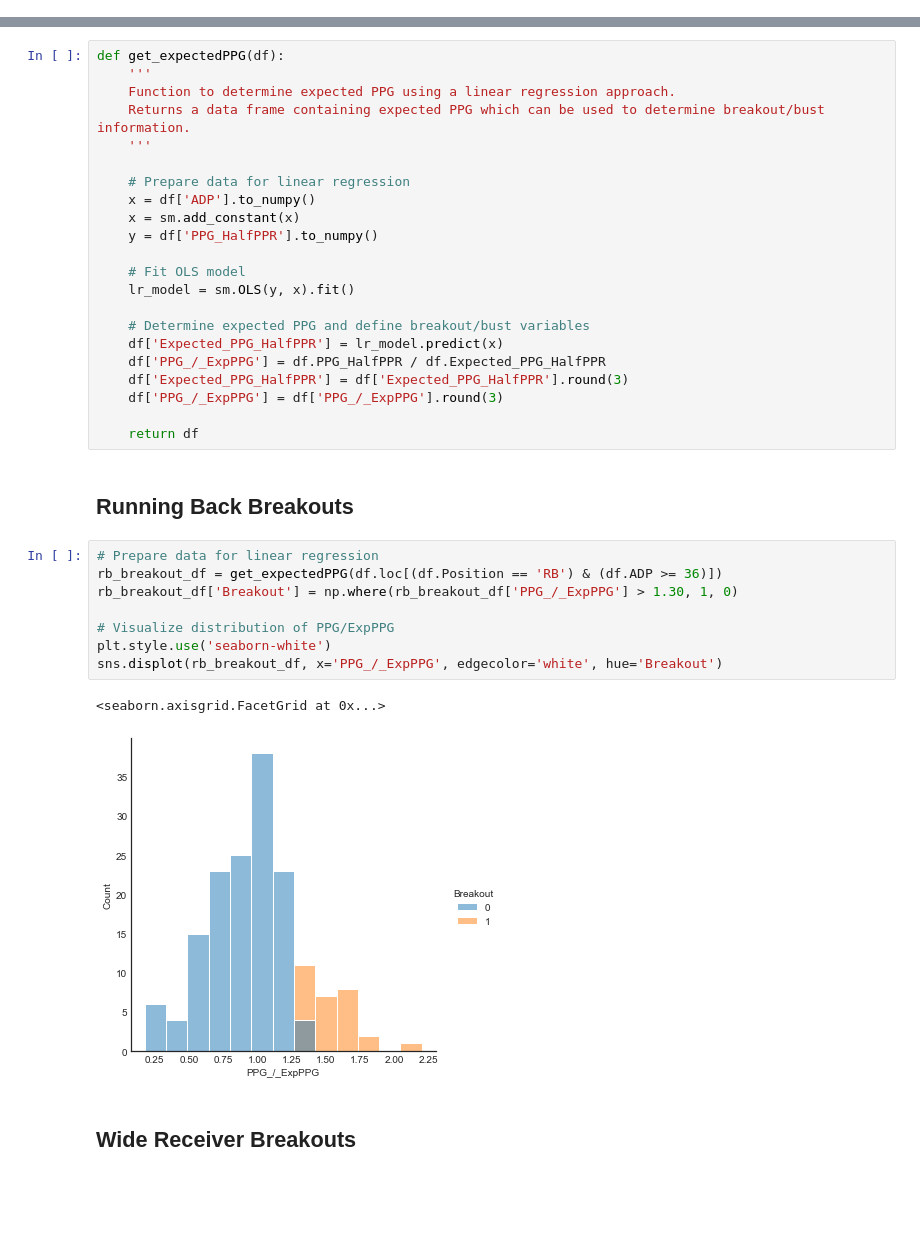
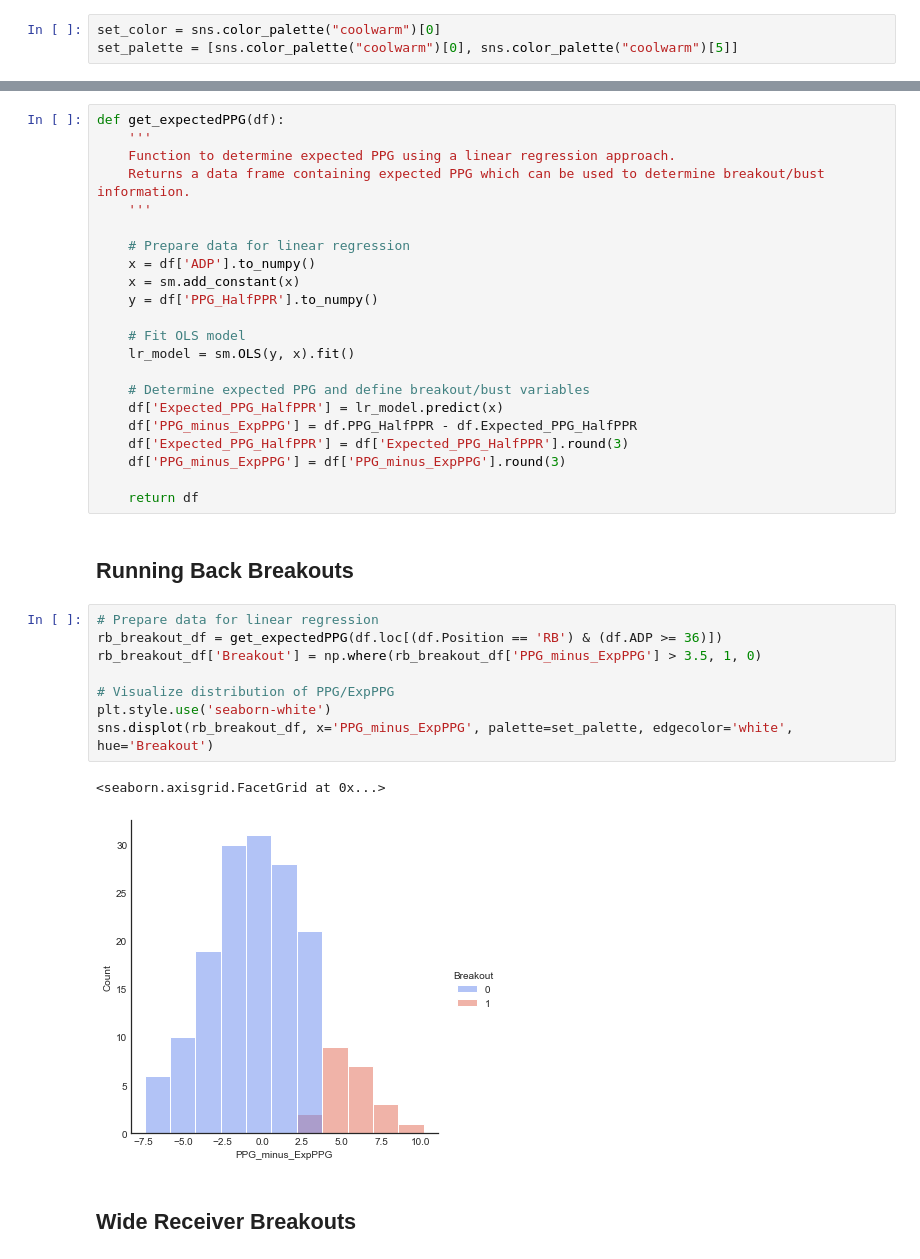
Before and after one commit to BrentonGraham/fantasy-football-ml, a Jupyter notebook: breakout-bust-prediction/1-data-preparation.ipynb, the cells around one changed output, grey strips where cells are left out. Saved outputs shown, nothing was run; the diff lists cells and outputs as text; blank space fills up the shorter version.

```diff
--- a/breakout-bust-prediction/1-data-preparation.ipynb
+++ b/breakout-bust-prediction/1-data-preparation.ipynb
@@ -42,6 +42,9 @@ df['RookieSeason'] = np.where(df.Year == df.DraftYear, 1, 0)
 df['SecondSeason'] = np.where(df.Year == df.DraftYear + 1, 1, 0)
 # %% [markdown]
 # ADP vs PPG
+# %%
+set_color = sns.color_palette("coolwarm")[0]
+set_palette = [sns.color_palette("coolwarm")[0], sns.color_palette("coolwarm")[5]]
 # %%
 plt.style.use('seaborn-white')
 fig, ax = plt.subplots(1, 2, figsize=(16, 4))
@@ -80,9 +83,9 @@ def get_expectedPPG(df):
 
     # Determine expected PPG and define breakout/bust variables
     df['Expected_PPG_HalfPPR'] = lr_model.predict(x)
-    df['PPG_/_ExpPPG'] = df.PPG_HalfPPR / df.Expected_PPG_HalfPPR
+    df['PPG_minus_ExpPPG'] = df.PPG_HalfPPR - df.Expected_PPG_HalfPPR
     df['Expected_PPG_HalfPPR'] = df['Expected_PPG_HalfPPR'].round(3)
-    df['PPG_/_ExpPPG'] = df['PPG_/_ExpPPG'].round(3)
+    df['PPG_minus_ExpPPG'] = df['PPG_minus_ExpPPG'].round(3)
 
     return df
 # %% [markdown]
@@ -90,14 +93,14 @@ def get_expectedPPG(df):
 # %%
 # Prepare data for linear regression
 rb_breakout_df = get_expectedPPG(df.loc[(df.Position == 'RB') & (df.ADP >= 36)])
-rb_breakout_df['Breakout'] = np.where(rb_breakout_df['PPG_/_ExpPPG'] > 1.30, 1, 0)
+rb_breakout_df['Breakout'] = np.where(rb_breakout_df['PPG_minus_ExpPPG'] > 3.5, 1, 0)
 
 # Visualize distribution of PPG/ExpPPG
 plt.style.use('seaborn-white')
-sns.displot(rb_breakout_df, x='PPG_/_ExpPPG', edgecolor='white', hue='Breakout')
+sns.displot(rb_breakout_df, x='PPG_minus_ExpPPG', palette=set_palette, edgecolor='white', hue='Breakout')
 # %% [output]
 <seaborn.axisgrid.FacetGrid at 0x...>
-[figure, old version]
+[figure, new version]
 # %% [markdown]
 ## Wide Receiver Breakouts
 # %%
```
Also changed, not shown: parts of 7 cells of this notebook, 7 other files.
